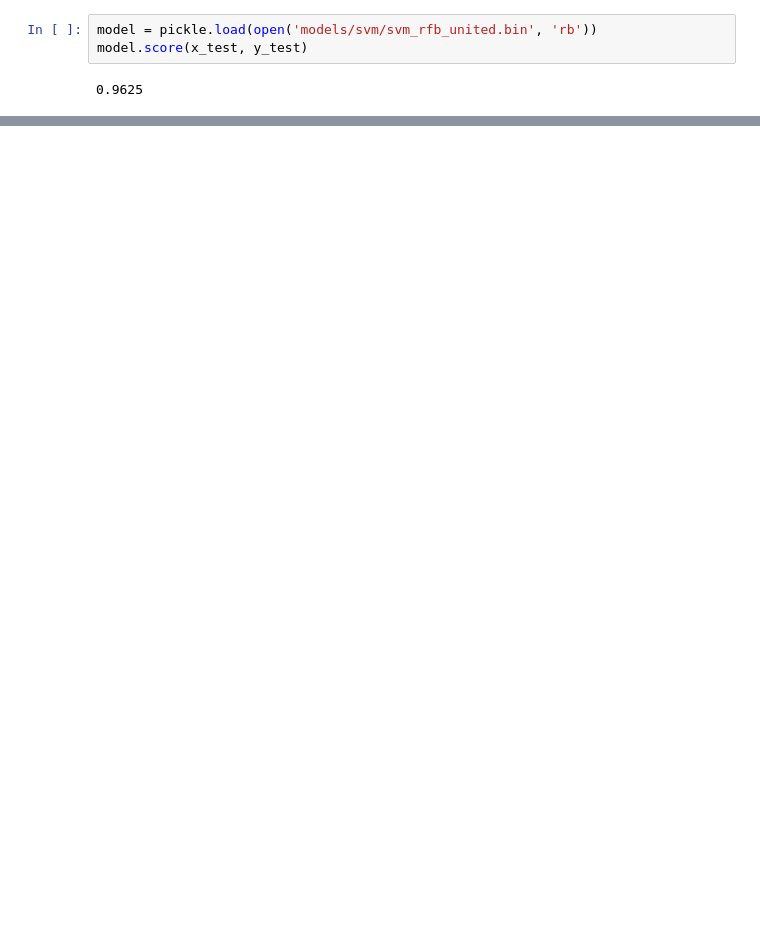
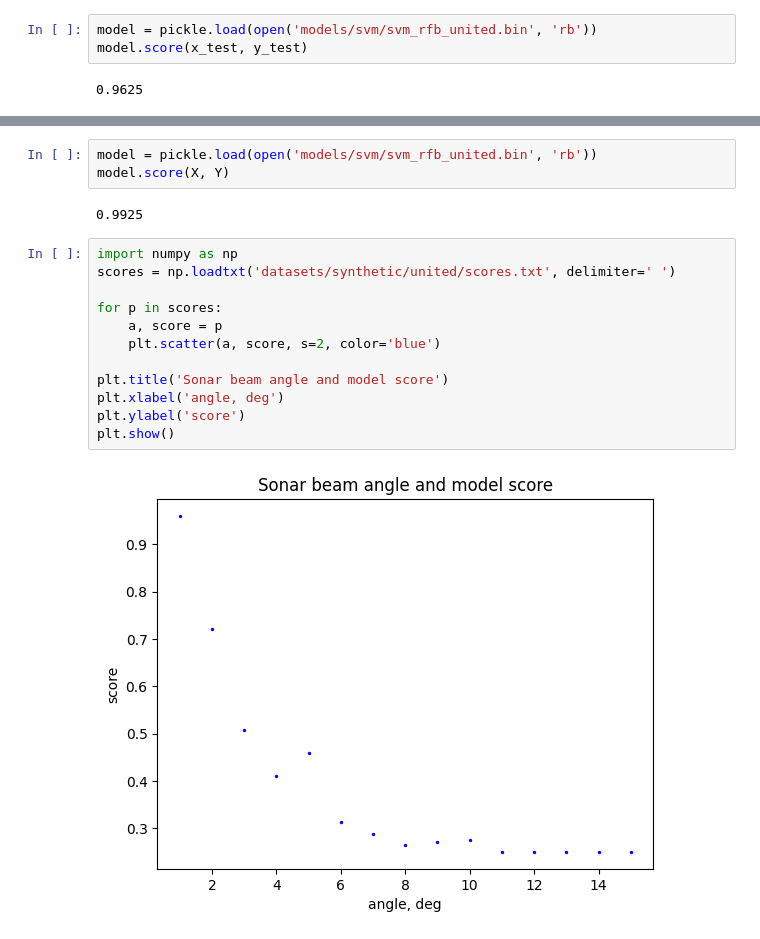
Before and after one commit to aaboiko/buoy_sonar_python, a Jupyter notebook: utils.ipynb, the cells around one changed output, grey strips where cells are left out. Cells and saved outputs as stored; diff of their text form; blank space fills up the shorter version.

```diff
--- a/utils.ipynb
+++ b/utils.ipynb
@@ -928,0 +960,19 @@ model.score(x_test, y_test)
+# %%
+model = pickle.load(open('models/svm/svm_rfb_united.bin', 'rb'))
+model.score(X, Y)
+# %% [output]
+0.9925
+# %%
+import numpy as np
+scores = np.loadtxt('datasets/synthetic/united/scores.txt', delimiter=' ')
+
+for p in scores:
+    a, score = p
+    plt.scatter(a, score, s=2, color='blue')
+
+plt.title('Sonar beam angle and model score')
+plt.xlabel('angle, deg')
+plt.ylabel('score')
+plt.show()
+# %% [output]
+[figure, added]
```
Also changed, not shown: parts of 6 cells of this notebook, 2 other files.
